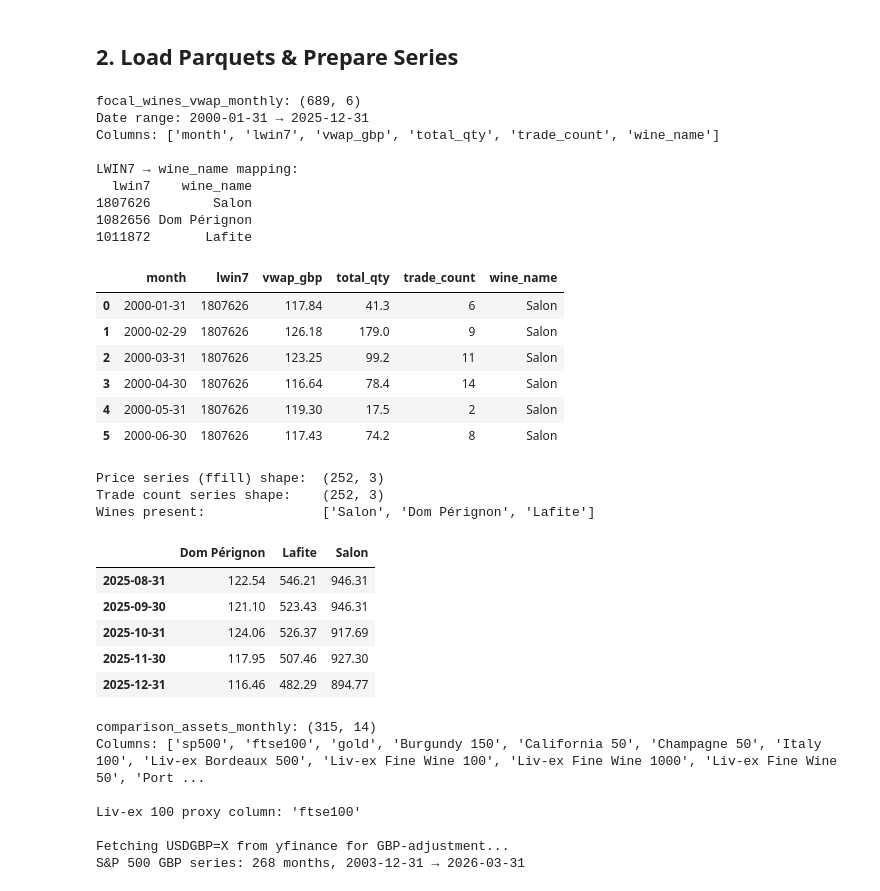
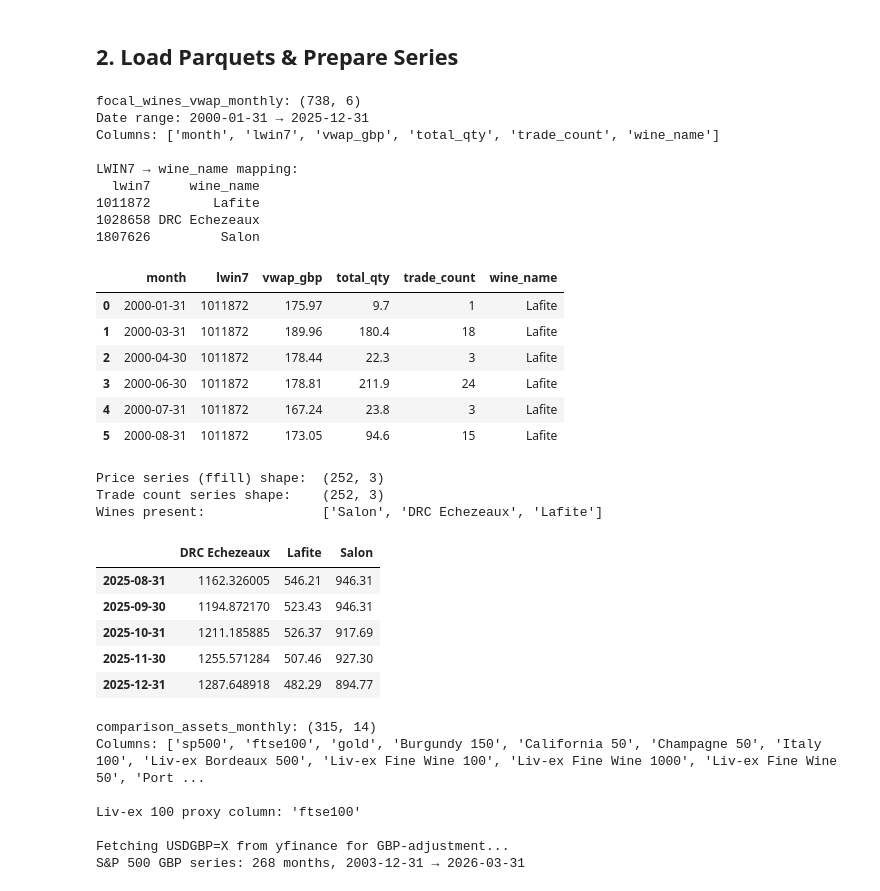
Before and after one commit to acdaniel864/report-for-me, a Jupyter notebook: projects/correlation-diversification/notebooks/04_heterogeneity_analysis.ipynb, the cells around one changed output. Cells and saved outputs as stored; diff of their text form; code cells hidden in the pictures.

```diff
--- a/projects/correlation-diversification/notebooks/04_heterogeneity_analysis.ipynb
+++ b/projects/correlation-diversification/notebooks/04_heterogeneity_analysis.ipynb
@@ -74,7 +74,7 @@ COMPARISON_PARQUET  = DATA_DIR / "comparison_assets_monthly.parquet"
 # ---------------------------------------------------------------------------
 WINE_LABELS = {
     "1807626": "Salon",
-    "1082656": "Dom Pérignon",
+    "1028658": "DRC Echezeaux",
     "1011872": "Lafite",
 }
 
@@ -93,7 +93,7 @@ WINEFI_COLOURS = [
 
 WINE_COLORS = {
     "Salon":        WINEFI_COLOURS[0],  # purple
-    "Dom Pérignon": WINEFI_COLOURS[4],  # blue
+    "DRC Echezeaux":  WINEFI_COLOURS[4],  # blue
     "Lafite":       WINEFI_COLOURS[5],  # red
 }
 LIVEX_COLOR  = WINEFI_COLOURS[1]  # mantis
@@ -130,7 +130,7 @@ focal_raw["month"] = pd.to_datetime(focal_raw["month"])
 # Normalise lwin7 to string for label lookup
 focal_raw["lwin7"] = focal_raw["lwin7"].astype(str).str.strip()
 
-# Apply label mapping (handles both 'Dom Perignon' and 'Dom Pérignon' in source)
+# Apply label mapping using WINE_LABELS (lwin7 → wine_name)
 focal_raw["wine_name"] = focal_raw["lwin7"].map(WINE_LABELS)
 
 print(f"focal_wines_vwap_monthly: {focal_raw.shape}")
@@ -142,22 +142,22 @@ print(focal_raw[["lwin7", "wine_name"]].drop_duplicates().to_string(index=False)
 print()
 focal_raw.head(6)
 # %% [output]
-focal_wines_vwap_monthly: (689, 6)
+focal_wines_vwap_monthly: (738, 6)
 Date range: 2000-01-31 → 2025-12-31
 Columns: ['month', 'lwin7', 'vwap_gbp', 'total_qty', 'trade_count', 'wine_name']
 
 LWIN7 → wine_name mapping:
-  lwin7    wine_name
-1807626        Salon
-1082656 Dom Pérignon
-1011872       Lafite
+  lwin7     wine_name
+1011872        Lafite
+1028658 DRC Echezeaux
+1807626         Salon
 |  | month | lwin7 | vwap_gbp | total_qty | trade_count | wine_name |
-| 0 | 2000-01-31 | 1807626 | 117.84 | 41.3 | 6 | Salon |
-| 1 | 2000-02-29 | 1807626 | 126.18 | 179.0 | 9 | Salon |
-| 2 | 2000-03-31 | 1807626 | 123.25 | 99.2 | 11 | Salon |
-| 3 | 2000-04-30 | 1807626 | 116.64 | 78.4 | 14 | Salon |
-| 4 | 2000-05-31 | 1807626 | 119.30 | 17.5 | 2 | Salon |
-| 5 | 2000-06-30 | 1807626 | 117.43 | 74.2 | 8 | Salon |
+| 0 | 2000-01-31 | 1011872 | 175.97 | 9.7 | 1 | Lafite |
+| 1 | 2000-03-31 | 1011872 | 189.96 | 180.4 | 18 | Lafite |
+| 2 | 2000-04-30 | 1011872 | 178.44 | 22.3 | 3 | Lafite |
+| 3 | 2000-06-30 | 1011872 | 178.81 | 211.9 | 24 | Lafite |
+| 4 | 2000-07-31 | 1011872 | 167.24 | 23.8 | 3 | Lafite |
+| 5 | 2000-08-31 | 1011872 | 173.05 | 94.6 | 15 | Lafite |
 # %%
 # ---------------------------------------------------------------------------
 # Pivot to wide format: rows=month, cols=wine_name
@@ -174,41 +174,41 @@ wine_trades_wide = focal_raw.pivot_table(
 wine_trades_wide.columns.name = None
 wine_trades_wide.index.name   = "date"
 
 # Reindex to complete monthly calendar (some months have no trades at all)
 full_idx = pd.date_range(
     start=wine_price_raw.index.min(),
     end=wine_price_raw.index.max(),
     freq="ME",
 )
 wine_price_raw   = wine_price_raw.reindex(full_idx)
 wine_trades_wide = wine_trades_wide.reindex(full_idx)
 
 # ffill for line charts (sparse but present price carries forward)
 wine_price_ffill = wine_price_raw.ffill()
 
 # Filter to 2005+
 CHART_START = pd.Timestamp("2005-01-01")
 wine_price_raw   = wine_price_raw[wine_price_raw.index >= CHART_START]
 wine_price_ffill = wine_price_ffill[wine_price_ffill.index >= CHART_START]
 wine_trades_wide = wine_trades_wide[wine_trades_wide.index >= CHART_START]
 
-wine_names_present = [w for w in ["Salon", "Dom Pérignon", "Lafite"] if w in wine_price_ffill.columns]
+wine_names_present = [w for w in ["Salon", "DRC Echezeaux", "Lafite"] if w in wine_price_ffill.columns]
 
 print(f"Price series (ffill) shape:  {wine_price_ffill.shape}")
 print(f"Trade count series shape:    {wine_trades_wide.shape}")
 print(f"Wines present:               {wine_names_present}")
 print()
 wine_price_ffill.tail()
 # %% [output]
 Price series (ffill) shape:  (252, 3)
 Trade count series shape:    (252, 3)
-Wines present:               ['Salon', 'Dom Pérignon', 'Lafite']
+Wines present:               ['Salon', 'DRC Echezeaux', 'Lafite']
-|  | Dom Pérignon | Lafite | Salon |
-| 2025-08-31 | 122.54 | 546.21 | 946.31 |
-| 2025-09-30 | 121.10 | 523.43 | 946.31 |
-| 2025-10-31 | 124.06 | 526.37 | 917.69 |
-| 2025-11-30 | 117.95 | 507.46 | 927.30 |
-| 2025-12-31 | 116.46 | 482.29 | 894.77 |
+|  | DRC Echezeaux | Lafite | Salon |
+| 2025-08-31 | 1162.326005 | 546.21 | 946.31 |
+| 2025-09-30 | 1194.872170 | 523.43 | 946.31 |
+| 2025-10-31 | 1211.185885 | 526.37 | 917.69 |
+| 2025-11-30 | 1255.571284 | 507.46 | 927.30 |
+| 2025-12-31 | 1287.648918 | 482.29 | 894.77 |
 # %%
 # ---------------------------------------------------------------------------
 # Load comparison assets (S&P 500, Liv-ex)
```
Also changed, not shown: parts of 11 cells of this notebook, 8 other files.
